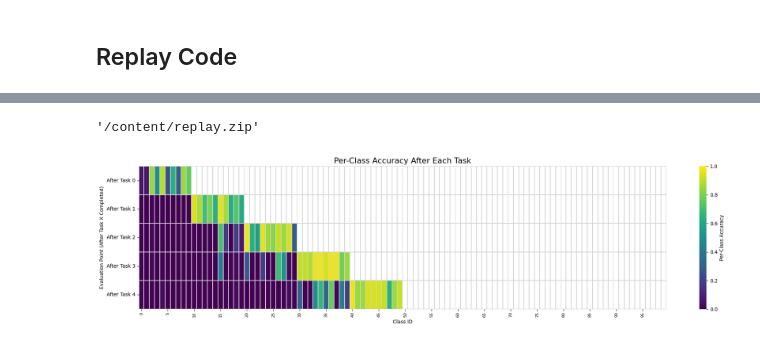
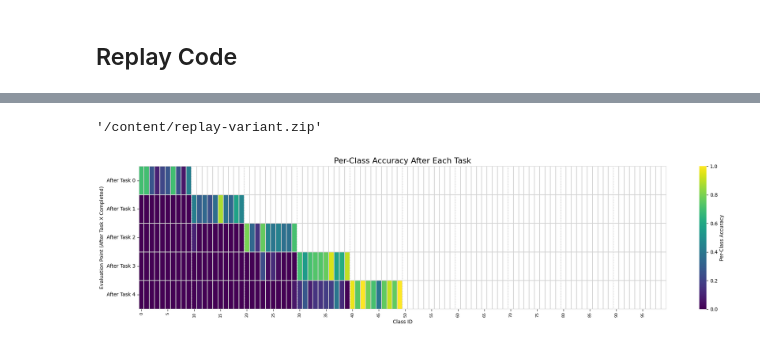
Before and after one commit to avelynkwong/fg-continual-learning, a Jupyter notebook: eda2_train_new_task.ipynb, the cells around one changed output, grey strips where cells are left out. Saved outputs shown, nothing was run; the diff lists cells and outputs as text; code cells hidden in the pictures.

Commit message:
redid the variant replay results

```diff
--- a/eda2_train_new_task.ipynb
+++ b/eda2_train_new_task.ipynb
@@ -42,7 +42,7 @@ transform = transforms.Compose([
     transforms.Normalize(mean=[0.485, 0.456, 0.406], std=[0.229, 0.224, 0.225])
 ])
 
-granularity = 'family'
+granularity = 'variant'
 
 # Create the FGVC Aircraft dataset instance
 train_dataset = FGVCAircraft(
@@ -98,15 +98,19 @@ from collections import defaultdict
 import torch
 from tqdm import tqdm
 
-def group_task_indices(dataset, cumulative=False):
+def group_task_indices(dataset, cumulative=False, max_per_class=1000):
     """
     Task 0: 0-9, Task 1: 10-19, ..., Task 9: 90-99
     Output a dictionary where keys are task indices and values are lists of image indices.
     For example, task_dict[0] will contain indices of images with labels 0-9.
     """
+    per_class_counts = defaultdict(int)
     task_dict = defaultdict(list)
     for idx, (_, label) in tqdm(enumerate(dataset), total=len(dataset)):
         # for test and val, should have cumulative indices (all classes seen so far)
+        if per_class_counts[label] >= max_per_class:
+          continue
+        per_class_counts[label] += 1
         if cumulative:
           for i in range((label // 10), 10):
             task_dict[i].append(idx)
@@ -114,7 +118,7 @@ def group_task_indices(dataset, cumulative=False):
           task_dict[label // 10].append(idx)
     return task_dict
 
-train_task_idxs = group_task_indices(train_dataset)
+train_task_idxs = group_task_indices(train_dataset, cumulative=False)
 val_task_idxs = group_task_indices(val_dataset, cumulative=True)
 test_task_idxs = group_task_indices(test_dataset, cumulative=True)
 # %%
@@ -493,7 +488,7 @@ class MemoryDataset(Dataset):
         return self.buffer[idx]
 
 # --- Modify your main loop ---
-save_dir = 'replay' # Changed directory name
+save_dir = 'replay-variant' # Changed directory name
 
 if not os.path.exists(save_dir):
     os.makedirs(save_dir)
@@ -624,8 +619,8 @@ Task 0, Epoch 11, Train Loss: 1.0461, Val Loss (Cumulative): 1.3166
 # %%
 import shutil
-shutil.make_archive('replay', 'zip', 'replay')
+shutil.make_archive('replay-variant', 'zip', 'replay-variant')
 # %% [output]
-'/content/replay.zip'
+'/content/replay-variant.zip'
 # %%
 import matplotlib.pyplot as plt
 import numpy as np
@@ -634,7 +629,7 @@ import ast # To safely evaluate the string list literal
 import os # To check if file exists
 
 # --- Configuration ---
-accuracy_file_path = 'replay/accuracies.txt' # Make sure this file exists
+accuracy_file_path = 'replay-variant/accuracies.txt' # Make sure this file exists
 num_total_classes = 100 # FGVC Aircraft has 100 classes
 num_classes_per_task = 10
 
@@ -726,31 +721,31 @@ for task_idx, task_id in enumerate(sorted_task_ids):
     # Fill the matrix row for this task up to the number of classes evaluated
     acc_matrix[task_idx, :num_classes_in_task_eval] = accuracies
 
 # --- Plotting the Heatmap (Code remains the same) ---
 plt.figure(figsize=(20, max(5, num_tasks_found * 0.7))) # Adjusted size
 
 heatmap = sns.heatmap(
     acc_matrix,
     annot=False,
     fmt=".2f",
     cmap="viridis",
     linewidths=0.2,
     linecolor='lightgrey',
     cbar_kws={'label': 'Per-Class Accuracy'},
     vmin=0.0,
     vmax=1.0
 )
 
 plt.xlabel("Class ID")
 plt.ylabel("Evaluation Point (After Task X Completed)")
 plt.title("Per-Class Accuracy After Each Task", fontsize=16)
 plt.xticks(ticks=np.arange(0, num_total_classes, 5) + 0.5, labels=np.arange(0, num_total_classes, 5), rotation=90, fontsize=8)
 plt.yticks(ticks=np.arange(num_tasks_found) + 0.5, labels=[f"After Task {t}" for t in sorted_task_ids], rotation=0)
 
 for i in range(num_classes_per_task, num_total_classes, num_classes_per_task):
     plt.axvline(x=i, color='white', linestyle='--', linewidth=1.0)
 
 plt.tight_layout()
 plt.show()
 # %% [output]
-[figure, old version]
+[figure, new version]
```
Also changed, not shown: parts of 3 cells of this notebook.
